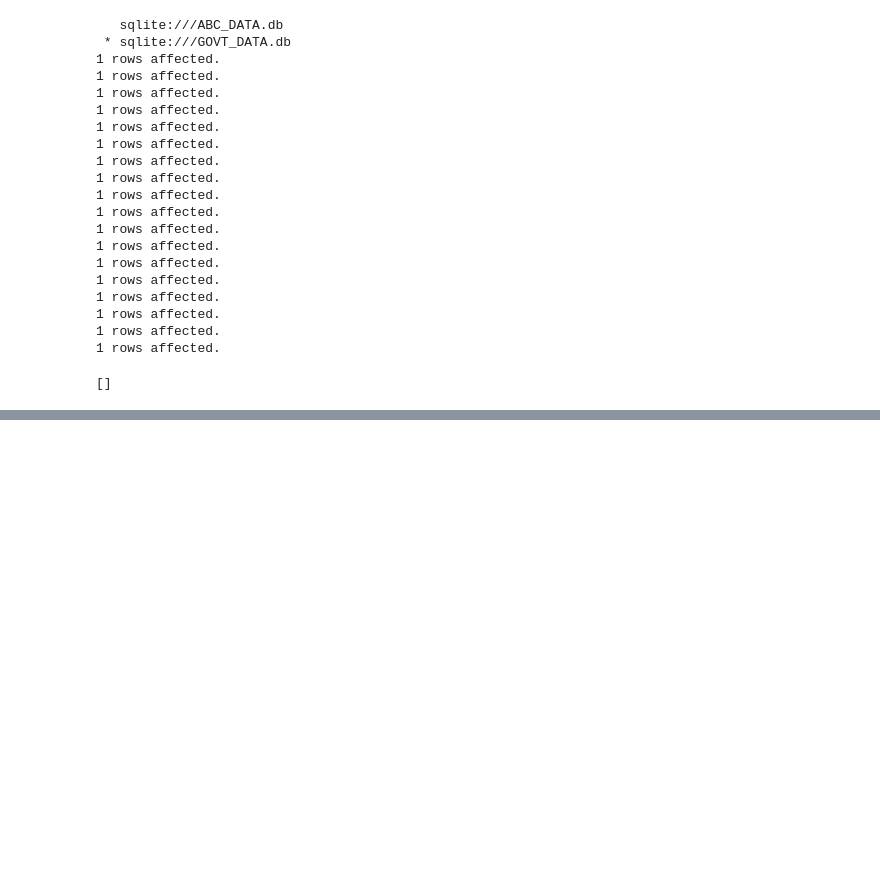
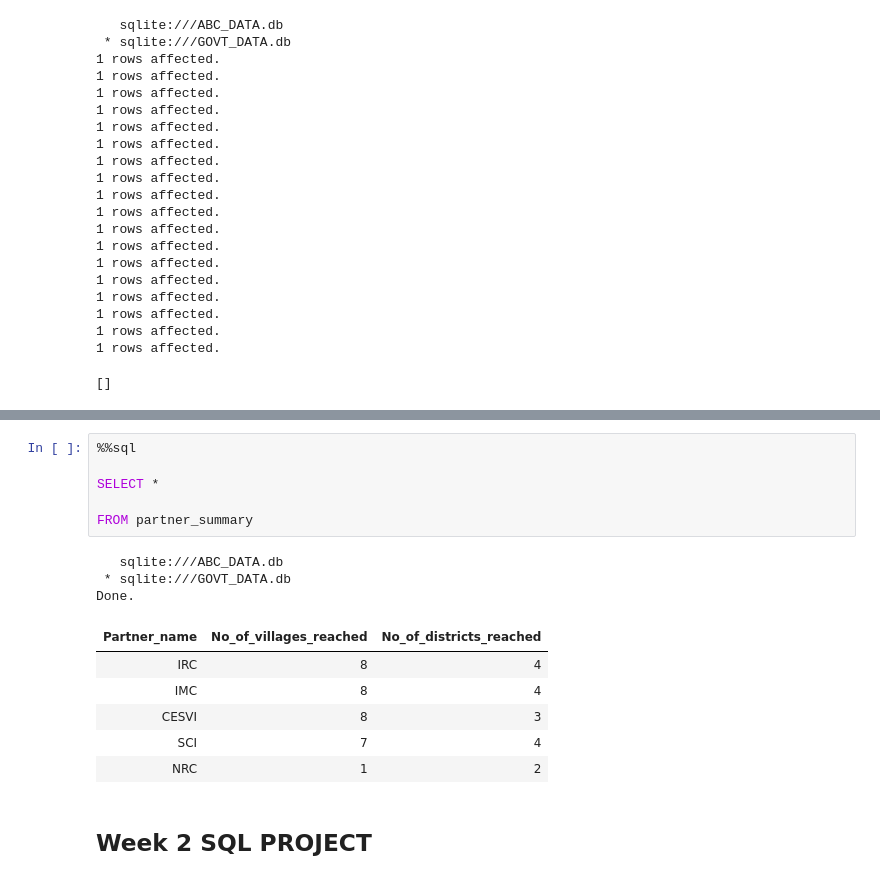
Before and after one commit to mandem296/SQLite-Chinook, a Jupyter notebook: SQL_&_PowerBi_Challenges.ipynb, the cells around one changed output, grey strips where cells are left out. Drawn from its saved outputs; the diff is of its cells as text; blank space fills up the shorter version.

Commit message:
week 1 project

```diff
--- a/SQL_&_PowerBi_Challenges.ipynb
+++ b/SQL_&_PowerBi_Challenges.ipynb
@@ -726,0 +826,18 @@ INSERT INTO jurisdiction_hierarchy VALUES(18,'Bayaxaw','Village','Jowhar');
+# %%
+%%sql
+
+SELECT *
+
+FROM partner_summary
+# %% [output]
+   sqlite:///ABC_DATA.db
+ * sqlite:///GOVT_DATA.db
+Done.
+| Partner_name | No_of_villages_reached | No_of_districts_reached |
+| IRC | 8 | 4 |
+| IMC | 8 | 4 |
+| CESVI | 8 | 3 |
+| SCI | 7 | 4 |
+| NRC | 1 | 2 |
+# %% [markdown]
+## **Week 2 SQL PROJECT**
```
Also changed, not shown: parts of 8 cells of this notebook.
